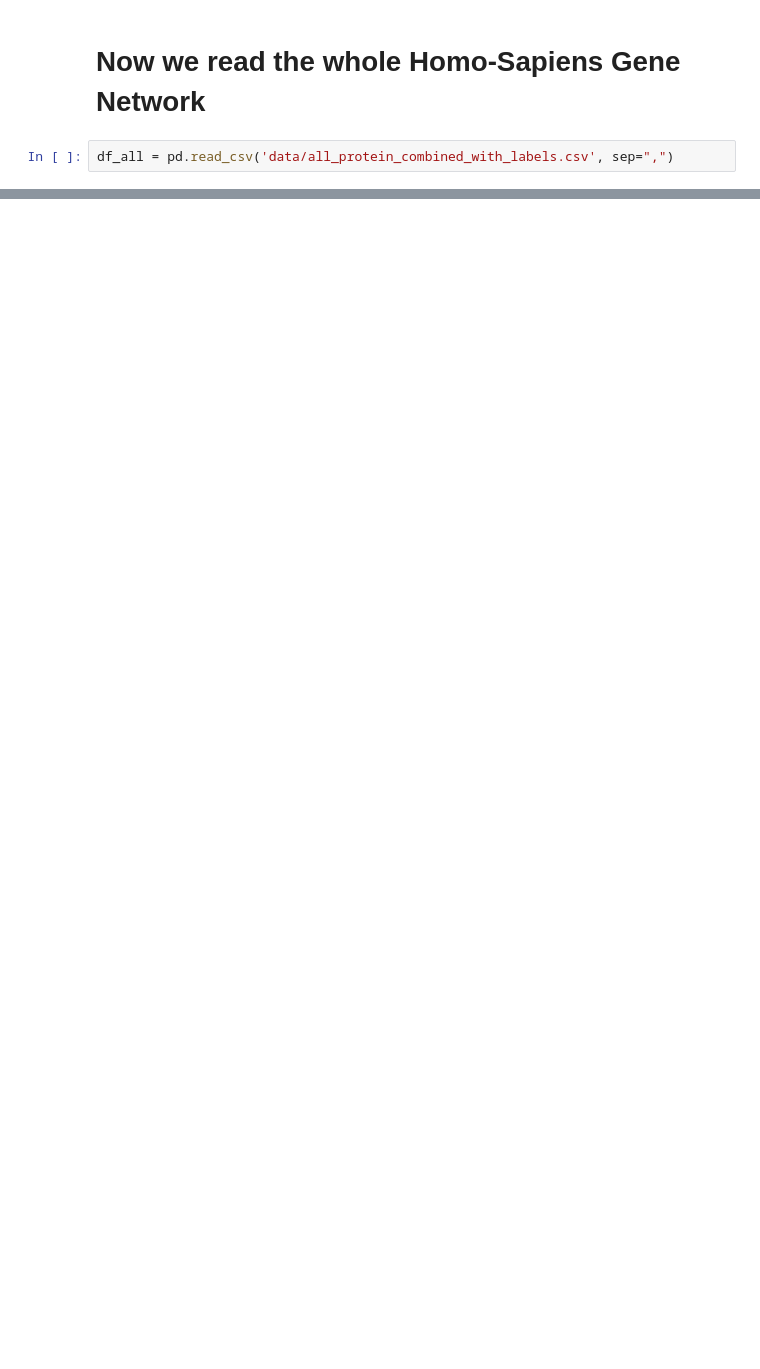
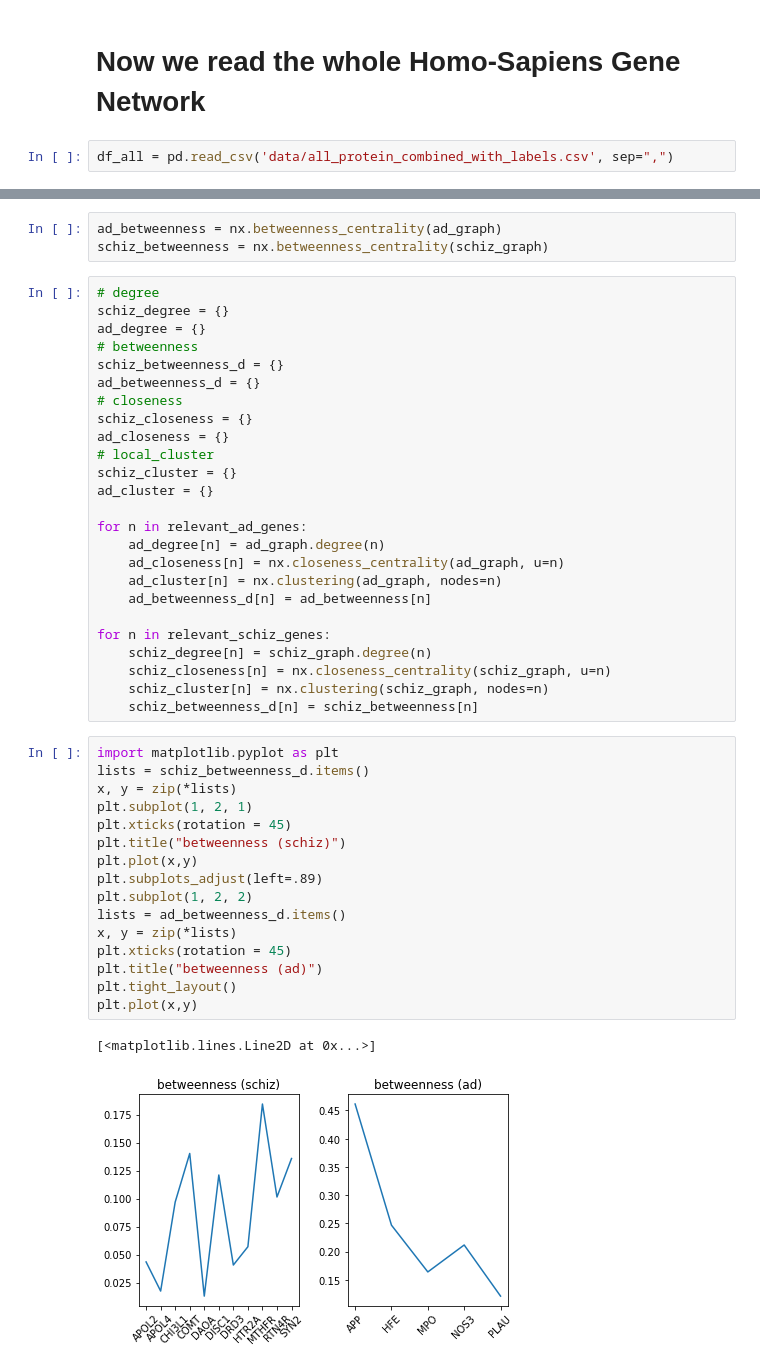
Before and after one commit to lucahost/ffhs-na, a Jupyter notebook: gene-network-analysis.ipynb, the cells around one changed output, grey strips where cells are left out. Drawn from its saved outputs; the diff is of its cells as text; blank space fills up the shorter version.

```diff
--- a/gene-network-analysis.ipynb
+++ b/gene-network-analysis.ipynb
@@ -248,0 +240,47 @@ KeyboardInterrupt:
+# %%
+ad_betweenness = nx.betweenness_centrality(ad_graph)
+schiz_betweenness = nx.betweenness_centrality(schiz_graph)
+# %%
+# degree
+schiz_degree = {}
+ad_degree = {}
+# betweenness
+schiz_betweenness_d = {}
+ad_betweenness_d = {}
+# closeness
+schiz_closeness = {}
+ad_closeness = {}
+# local_cluster
+schiz_cluster = {}
+ad_cluster = {}
+
+for n in relevant_ad_genes:
+    ad_degree[n] = ad_graph.degree(n)
+    ad_closeness[n] = nx.closeness_centrality(ad_graph, u=n)
+    ad_cluster[n] = nx.clustering(ad_graph, nodes=n)
+    ad_betweenness_d[n] = ad_betweenness[n]
+
+for n in relevant_schiz_genes:
+    schiz_degree[n] = schiz_graph.degree(n)
+    schiz_closeness[n] = nx.closeness_centrality(schiz_graph, u=n)
+    schiz_cluster[n] = nx.clustering(schiz_graph, nodes=n)
+    schiz_betweenness_d[n] = schiz_betweenness[n]
+# %%
+import matplotlib.pyplot as plt
+lists = schiz_betweenness_d.items()
+x, y = zip(*lists)
+plt.subplot(1, 2, 1)
+plt.xticks(rotation = 45)
+plt.title("betweenness (schiz)")
+plt.plot(x,y)
+plt.subplots_adjust(left=.89)
+plt.subplot(1, 2, 2)
+lists = ad_betweenness_d.items()
+x, y = zip(*lists)
+plt.xticks(rotation = 45)
+plt.title("betweenness (ad)")
+plt.tight_layout()
+plt.plot(x,y)
+# %% [output]
+[<matplotlib.lines.Line2D at 0x...>]
+[figure, added]
```
Also changed, not shown: parts of 16 cells of this notebook, 2 other files.
